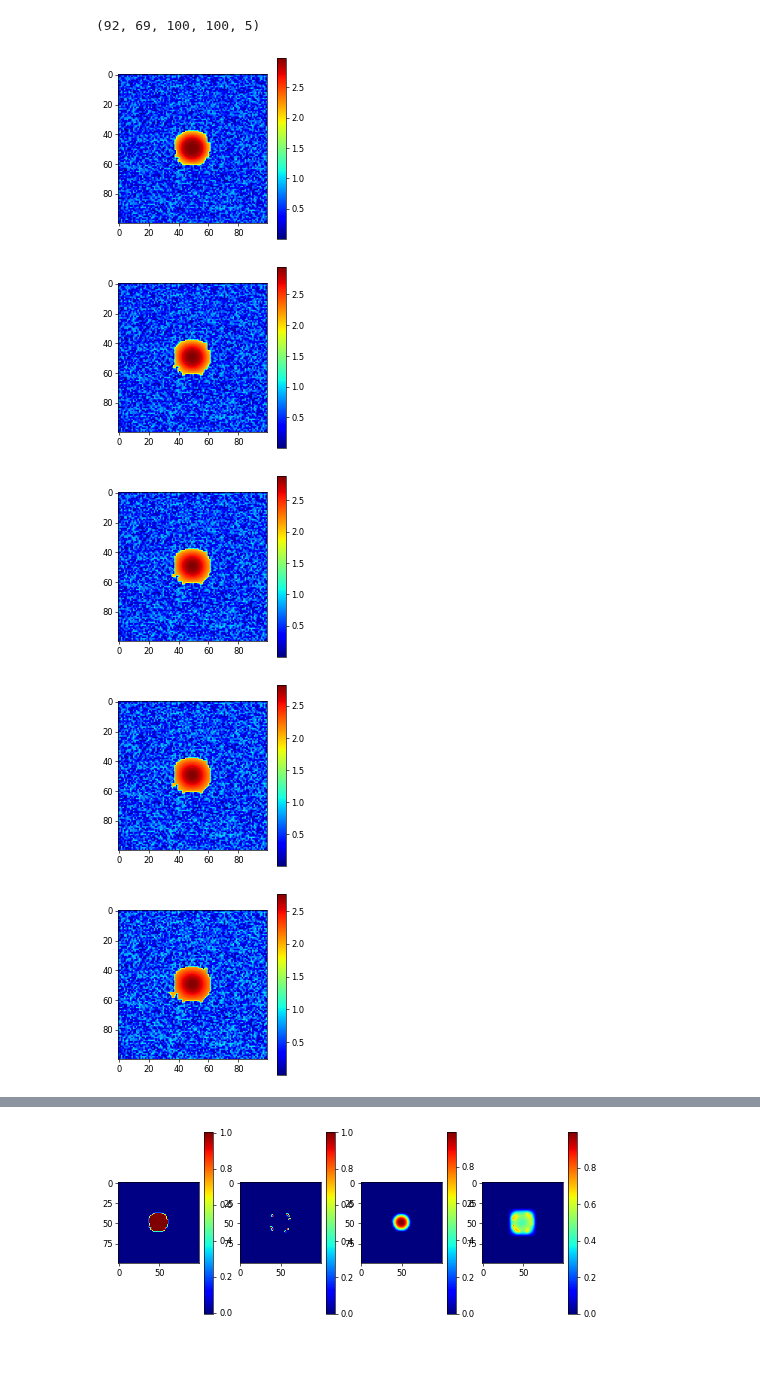
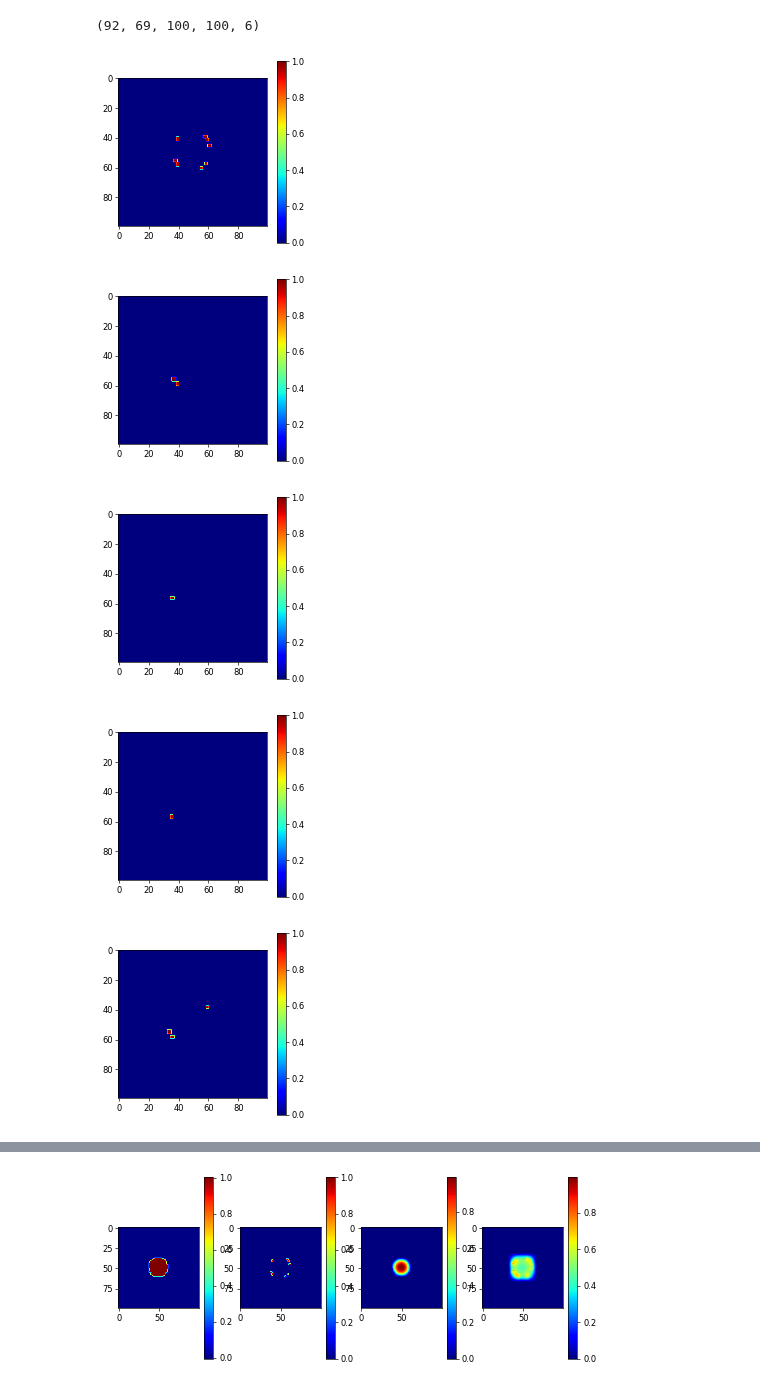
Before and after one commit to kuanrenqian/RecurrentNG, a Jupyter notebook: tensorflow_version/dataGen_for_conv2Dlstm.ipynb, the cells around one changed output, grey strips where cells are left out. Saved outputs shown, nothing was run; the diff lists cells and outputs as text; code cells hidden in the pictures; blank space fills up the shorter version.

```diff
--- a/tensorflow_version/dataGen_for_conv2Dlstm.ipynb
+++ b/tensorflow_version/dataGen_for_conv2Dlstm.ipynb
@@ -93,12 +93,13 @@ for i in tqdm (range(len(cases)), desc="Running ..."):
             tips_dwn = loadMat(tipsPath[j], expd_size, 'theta_ori')
             tub_dwn = loadMat(tubPath[j], expd_size, 'conct_plot')
             tempr_dwn = loadMat(temprPath[j], expd_size, 'tempr_plot')
-            iter_vars = np.concatenate([phi_dwn,tips_dwn,tub_dwn,tempr_dwn,theta], axis=4)
+            # iter_vars = np.concatenate([phi_dwn,tips_dwn,tub_dwn,tempr_dwn,theta], axis=4)
 
-            # iter_vars = copy.copy(theta)
-            # iter_vars[phi_dwn==1] = tub_dwn[phi_dwn==1]+2
-            # # iter_vars = iter_vars + tips_dwn
+            iter_vars_1 = copy.copy(tempr_dwn)
+            iter_vars_1[phi_dwn==1] = tub_dwn[phi_dwn==1]+1
+            iter_vars_1 = iter_vars_1 + tips_dwn
             # iter_vars = np.concatenate([iter_vars, theta], axis=4)
+            iter_vars = np.concatenate([phi_dwn,tips_dwn,tub_dwn,tempr_dwn,theta, iter_vars_1], axis=4)
 
             if jj==0:
                 # phi_case = phi_dwn
@@ -124,5 +125,5 @@ for i in tqdm (range(len(cases)), desc="Running ..."):
 # %%
 phi_cases.shape
 # %% [output]
-(92, 69, 100, 100, 5)
+(92, 69, 100, 100, 6)
 # %%
@@ -138,20 +134,22 @@ outputFolder = './data'
 # %%
 import matplotlib.pyplot as plt
-hdf5_file = h5py.File(outputFolder+'/test_withoutTips_3_07062022.hdf5', mode='r')
+import h5py
+outputFolder = './data'
+hdf5_file = h5py.File(outputFolder+'/test_5_07112022.hdf5', mode='r')
 ind = hdf5_file.get('phi')
 
 id=0
 numFrames=ind.shape[1]
 numFrames = 10
 for i in range(numFrames):
     plt.figure(figsize=(4, 4), dpi=60)
-    plt.imshow(ind[id,i,:,:,0],cmap='jet')
+    plt.imshow(ind[id,i,:,:,1],cmap='jet')
     plt.colorbar()
     plt.show()
 hdf5_file.close()
 # %% [output]
-[figure, old version]
+[figure, new version]
-[figure, old version]
+[figure, new version]
-[figure, old version]
+[figure, new version]
-[figure, old version]
+[figure, new version]
-[figure, old version]
+[figure, new version]
```
Also changed, not shown: parts of 3 cells of this notebook, 4 other files.
